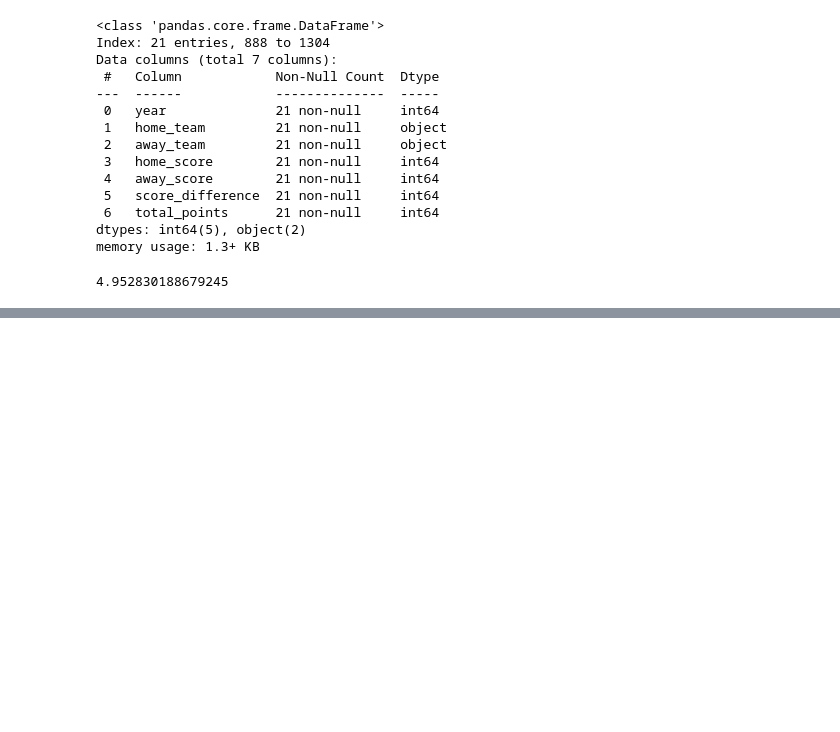
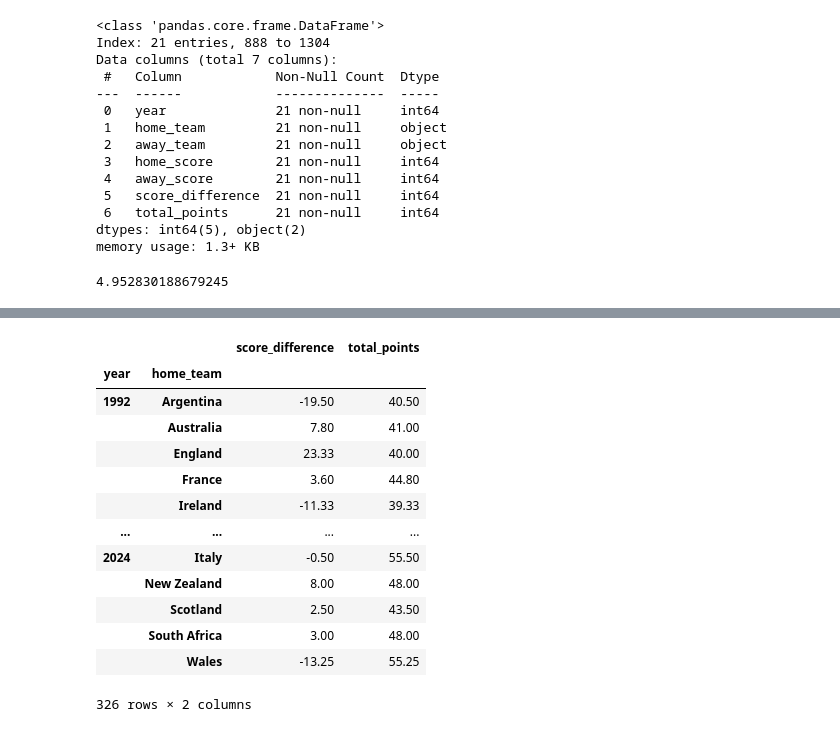
Before and after one commit to DougF-5749/rugby_union_internationals, a Jupyter notebook: notebooks/r_u_internationals.ipynb, the cells around one changed output, grey strips where cells are left out. Drawn from its saved outputs; the diff is of its cells as text; code cells hidden in the pictures; blank space fills up the shorter version.

```diff
--- a/notebooks/r_u_internationals.ipynb
+++ b/notebooks/r_u_internationals.ipynb
@@ -367,0 +431,27 @@ era_five_excietment_rate
+# %%
+year_and_nations = modern_era.groupby(['year', 'home_team']).agg(
+    {
+        'score_difference': 'mean',
+        'total_points': 'mean'
+    }
+)
+
+year_and_nations['score_difference'] = year_and_nations['score_difference'].round(decimals=2)
+year_and_nations['total_points'] = year_and_nations['total_points'].round(decimals=2)
+
+year_and_nations
+# %% [output]
+|  |  | score_difference | total_points |
+| year | home_team |  |  |
+| 1992 | Argentina | -19.50 | 40.50 |
+|  | Australia | 7.80 | 41.00 |
+|  | England | 23.33 | 40.00 |
+|  | France | 3.60 | 44.80 |
+|  | Ireland | -11.33 | 39.33 |
+| ... | ... | ... | ... |
+| 2024 | Italy | -0.50 | 55.50 |
+|  | New Zealand | 8.00 | 48.00 |
+|  | Scotland | 2.50 | 43.50 |
+|  | South Africa | 3.00 | 48.00 |
+|  | Wales | -13.25 | 55.25 |
+326 rows × 2 columns
```
Also changed, not shown: parts of 7 cells of this notebook.
